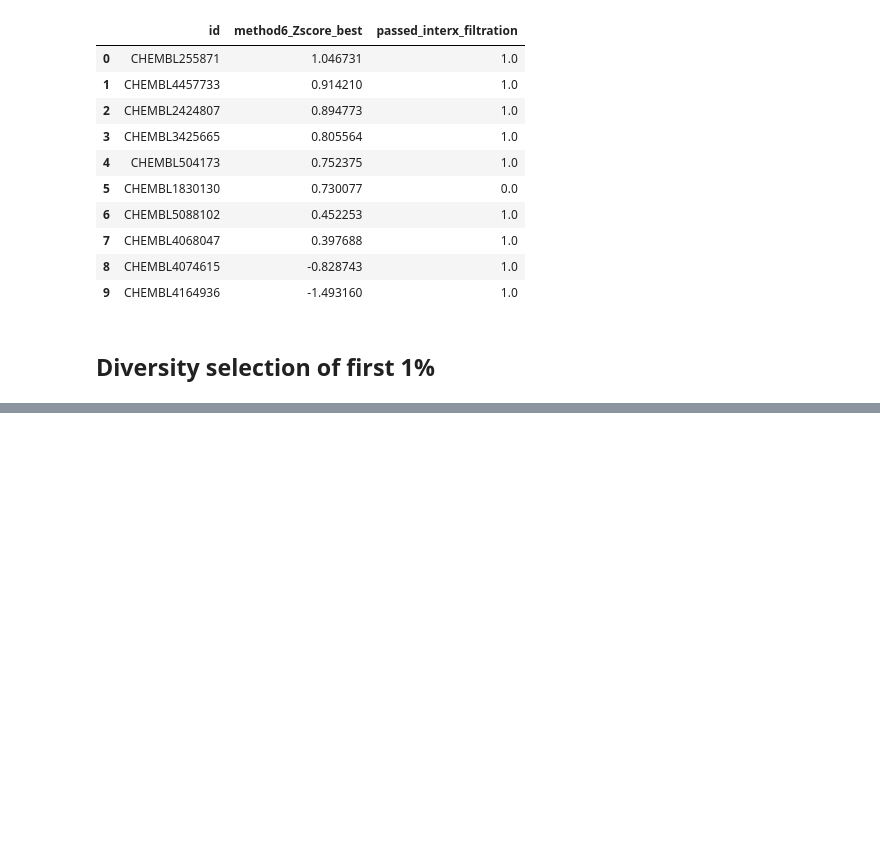
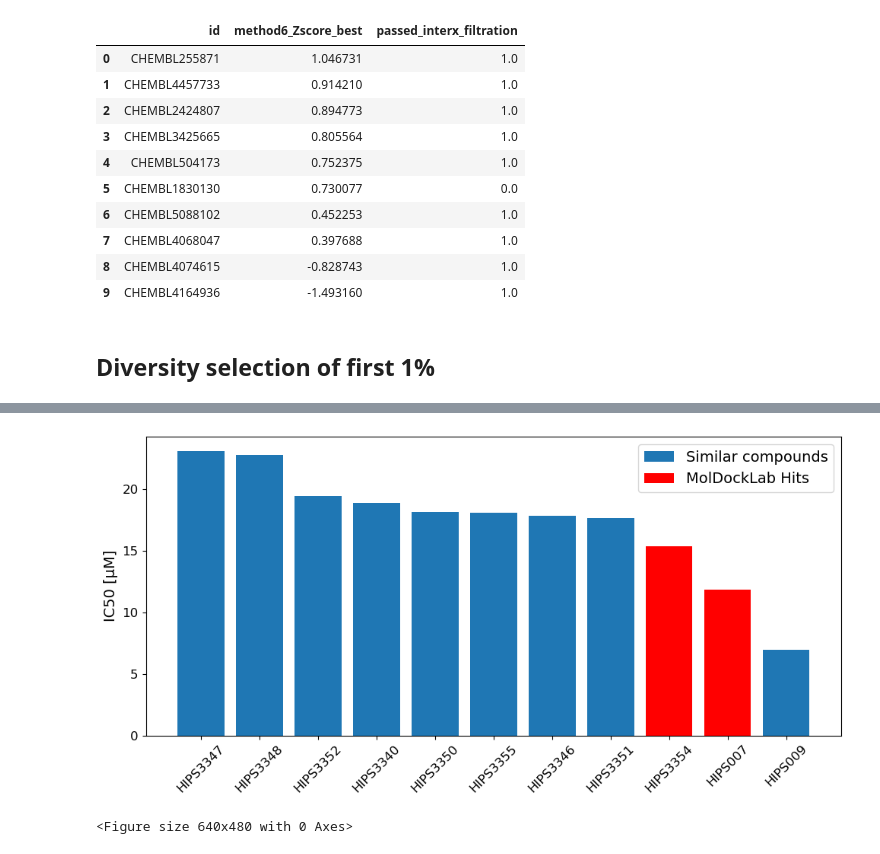
Before and after one commit to volkamerlab/MolDockLab, a Jupyter notebook: test_run.ipynb, the cells around one changed output, grey strips where cells are left out. Saved outputs shown, nothing was run; the diff lists cells and outputs as text; code cells hidden in the pictures; blank space fills up the shorter version.

```diff
--- a/test_run.ipynb
+++ b/test_run.ipynb
@@ -658,0 +913,27 @@ clustered_df
+# %%
+invitro_data = PandasTools.LoadSDF('ecft_data/inhouse_HIPS_data_results/in_vitro_VS results_06.05.2024.sdf')
+invitro_data = invitro_data[invitro_data['IC50 [µM]'] != ''].reset_index(drop=True)
+invitro_data['IC50 [µM]'] = invitro_data['IC50 [µM]'].astype(float)
+invitro_data.sort_values(by='IC50 [µM]', ascending=False, inplace=True)
+plt.figure(figsize=(10, 5))
+# Plot all IC50 values
+plt.bar(invitro_data['HIPS code'], invitro_data['IC50 [µM]'],  label='Similar compounds')
+
+# Highlight specific HIPS codes
+highlight = invitro_data['HIPS code'].isin(['HIPS007', 'HIPS3354'])
+plt.bar(invitro_data[highlight]['HIPS code'], invitro_data[highlight]['IC50 [µM]'], color='red', label='MolDockLab Hits')
+
+# plt.title('IC50 Values Sorted by HIPS Code')
+# plt.xlabel('HIPS Code')
+plt.ylabel('IC50 [µM]', fontsize=14)
+plt.legend(fontsize=14)
+plt.xticks(rotation=45, fontsize=12)
+plt.yticks(fontsize=12)
+plt.tight_layout()
+plt.show()
+# save as svg
+plt.savefig('IC50_Sorted_by_HIPS_Code.svg', format='svg')
+plt.show()
+# %% [output]
+[figure, added]
+<Figure size 640x480 with 0 Axes>
```
Also changed, not shown: parts of 38 cells of this notebook, 5 other files.
